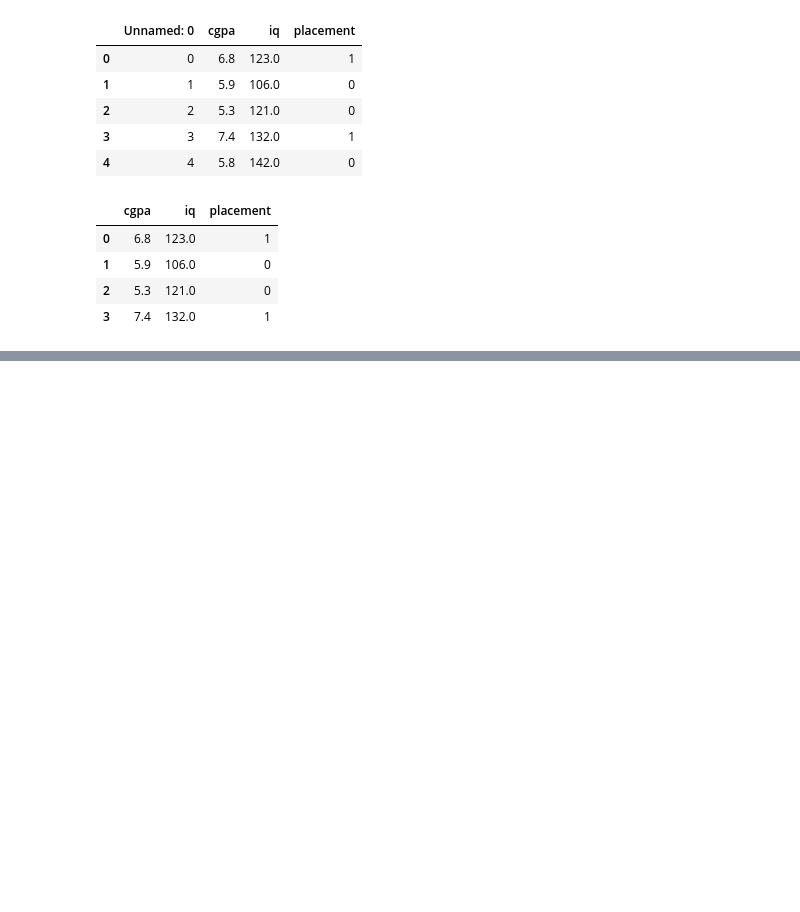
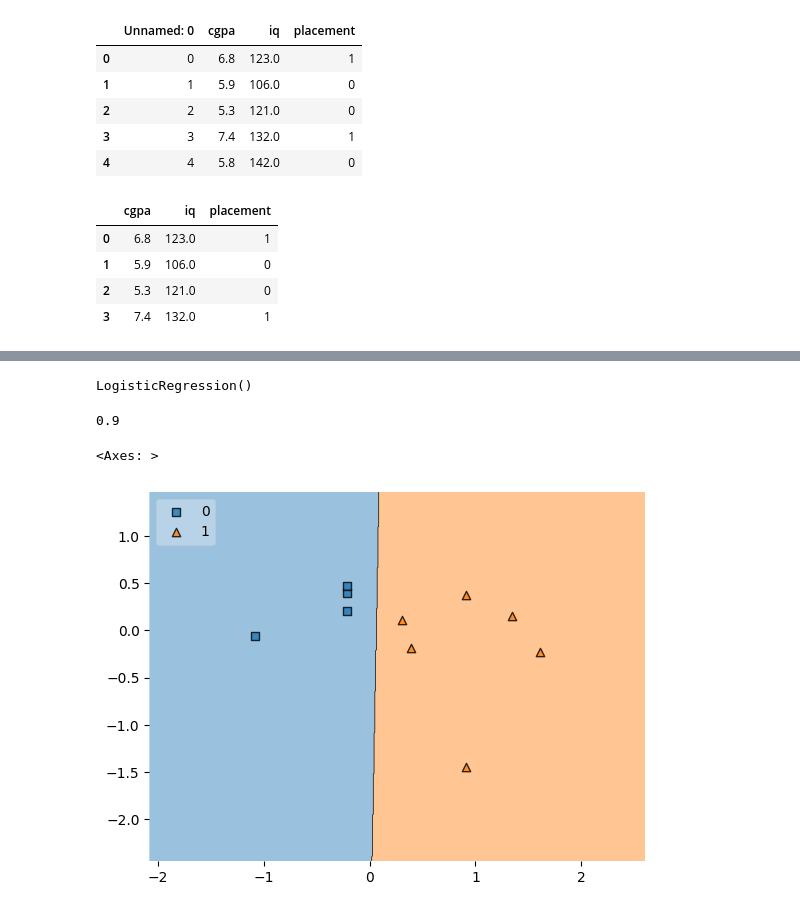
Before and after one commit to chandan11248/ML_learning, a Jupyter notebook: 1.ipynb, the cells around one changed output, grey strips where cells are left out. Cells and saved outputs as stored; diff of their text form; code cells hidden in the pictures; blank space fills up the shorter version.

```diff
--- a/1.ipynb
+++ b/1.ipynb
@@ -27,0 +69,4 @@ datasheet.ndim
+# %%
+x_train=scalar.fit_transform(x_train)
+x_test=scalar.transform(x_test)  # maile pailai pattern samjisake so aba test ma
+# kunai pani fit garnu pardaina
@@ -27,0 +75,13 @@ datasheet.ndim
+# %%
+lgr=LogisticRegression()
+# %%
+lgr.fit(x_train,y_train)
+# %% [output]
+LogisticRegression()
+# %%
+y_predict=lgr.predict(x_test)
+# %%
+from sklearn.metrics import accuracy_score
+accuracy_score(y_test,y_predict)
+# %% [output]
+0.9
@@ -27,0 +90,5 @@ datasheet.ndim
+# %%
+plot_decision_regions(x_test, y_predict, clf=lgr, legend=2)
+# %% [output]
+<Axes: >
+[figure, added]
```
Also changed, not shown: parts of 11 cells of this notebook, 1 other file.
